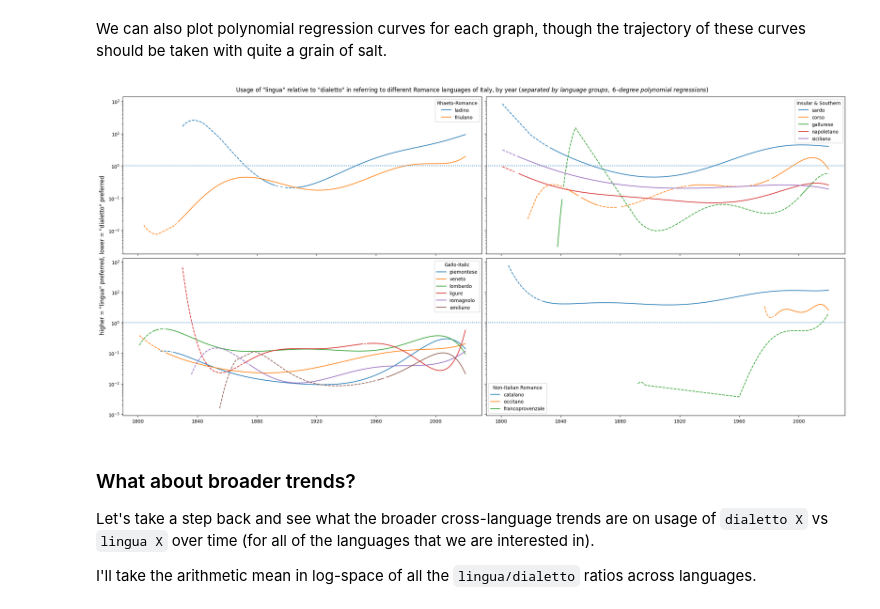
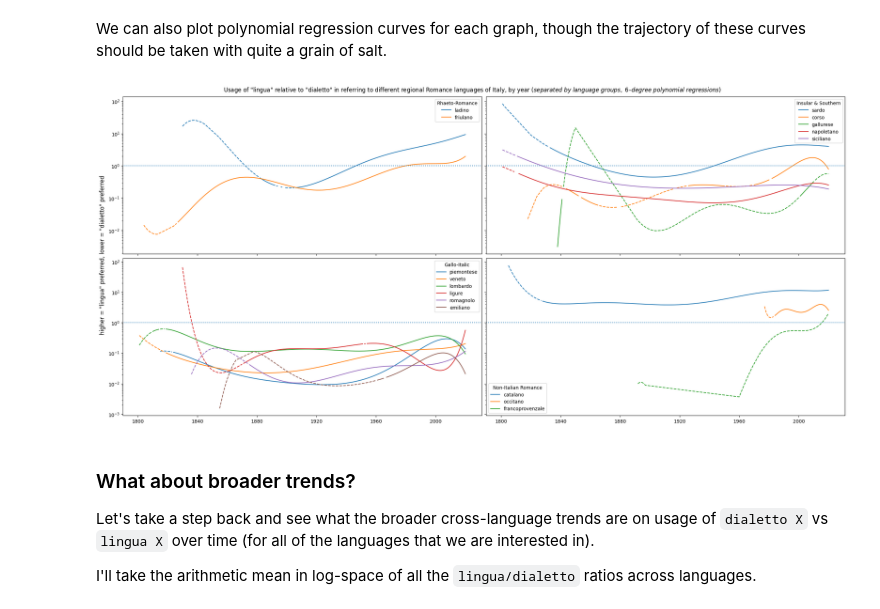
Before and after one commit to AlexNisnevich/lingua-o-dialetto, a Jupyter notebook: lingua-o-dialetto.ipynb, the cells around one changed output. Saved outputs shown, nothing was run; the diff lists cells and outputs as text; code cells hidden in the pictures.

```diff
--- a/lingua-o-dialetto.ipynb
+++ b/lingua-o-dialetto.ipynb
@@ -275,23 +275,23 @@ def poly_regression(series, degree, start_dt=dt.datetime(1800, 1, 1)):
 # %%
 fig = plt.figure(figsize=(22, 10), layout='constrained')
 gs = fig.add_gridspec(2, 2, hspace=0, wspace=0)
 (ax1, ax2), (ax3, ax4) = gs.subplots(sharex='col', sharey='row')
-fig.suptitle(f'Usage of \"lingua\" relative to \"dialetto\" in referring to different Romance languages of Italy, by year {it("(separated by language groups, 6–degree polynomial regressions)")}')
+fig.suptitle(f'Usage of \"lingua\" relative to \"dialetto\" in referring to different regional Romance languages of Italy, by year {it("(separated by language groups, 6–degree polynomial regressions)")}')
 fig.supylabel("higher = \"lingua\" preferred, lower = \"dialetto\" preferred")
 
 def plot_languages_on_axis(ax, title, langs):
     for i, (l, y) in enumerate((l, y) for (l, y) in ratios_df[-1:].to_dict('records')[0].items() if l in langs):
         reg = poly_regression(ratios_df[l], 6)
         plot_series_semidashed(ax, reg, total_points_df[l], l)
     ax.axhline(y=1, linestyle=':')
     ax.legend(title=title) # ax.legend(title=title + print_poly(poly))  # see https://codereview.stackexchange.com/a/54649
 
 plot_languages_on_axis(ax1, 'Rhaeto-Romance', ['friulano', 'ladino'])
 plot_languages_on_axis(ax2, 'Insular & Southern', ['sardo', 'corso', 'gallurese', 'siciliano', 'napoletano'])
 plot_languages_on_axis(ax3, 'Gallo-Italic', ['veneto', 'piemontese', 'lombardo', 'ligure', 'romagnolo', 'emiliano'])
 plot_languages_on_axis(ax4, 'Non-Italian Romance', ['catalano', 'occitano', 'francoprovenzale'])
 # %% [output]
-[figure, old version]
+[figure, new version]
 # %% [markdown]
 ### What about broader trends?
 
```
Also changed, not shown: parts of 4 cells of this notebook.
